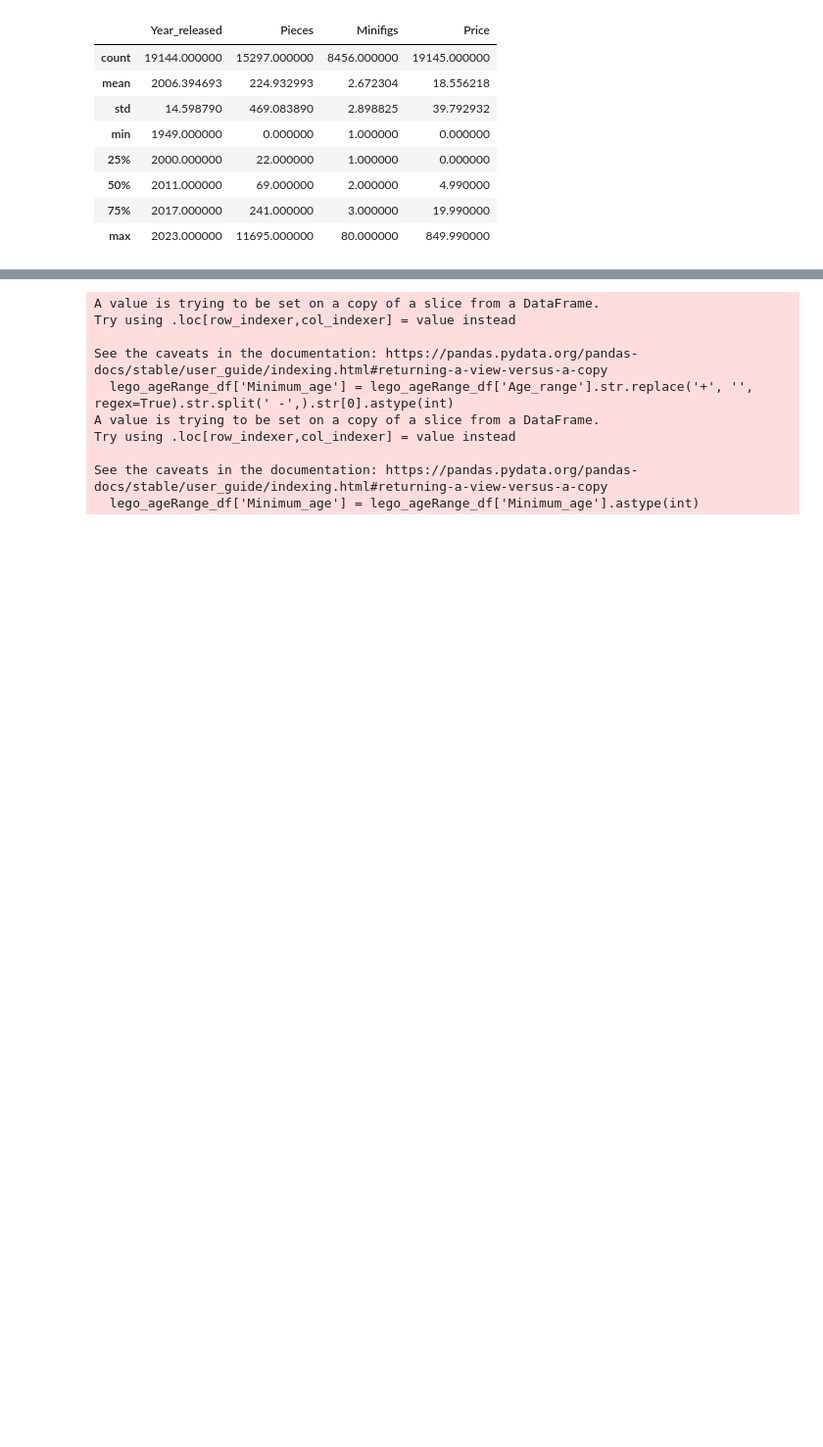
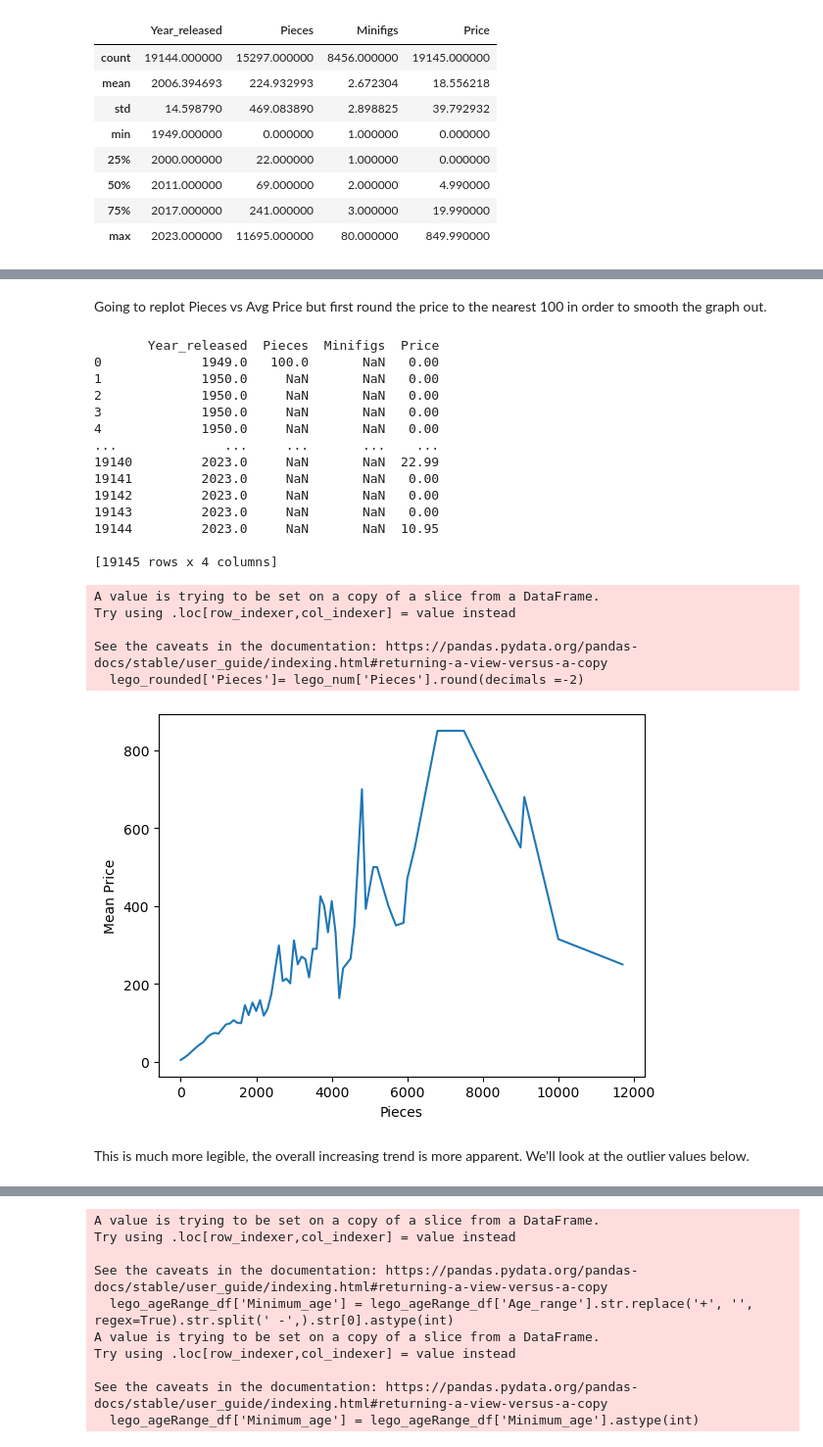
Before and after one commit to Conor020591/LegoSetEDA, a Jupyter notebook: LegoEDA.ipynb, the cells around one changed output, grey strips where cells are left out. Shown at 98% size. Drawn from its saved outputs; the diff is of its cells as text; code cells hidden in the pictures; blank space fills up the shorter version.

```diff
--- a/LegoEDA.ipynb
+++ b/LegoEDA.ipynb
@@ -90,0 +128,39 @@ lego_cat = lego_mod_df[['Set_number', 'Name', 'Set_type', 'Theme', 'Theme_group'
+# %% [markdown]
+Going to replot Pieces vs Avg Price but first round the price to the nearest 100 in order to smooth the graph out.
+# %%
+
+#for i in lego_num_columns:
+lego_rounded = lego_num
+lego_rounded['Pieces']= lego_num['Pieces'].round(decimals =-2)
+print(lego_rounded)
+i = 'Pieces'
+if i !='Price':
+        lego_group_mean = lego_rounded.groupby(i)['Price'].mean()
+        ax = lego_group_mean.plot(kind ='line')
+        ax.set_xlabel(i)
+        ax.set_ylabel("Mean Price")
+        plt.show()
+# %% [output]
+       Year_released  Pieces  Minifigs  Price
+0             1949.0   100.0       NaN   0.00
+1             1950.0     NaN       NaN   0.00
+2             1950.0     NaN       NaN   0.00
+3             1950.0     NaN       NaN   0.00
+4             1950.0     NaN       NaN   0.00
+...              ...     ...       ...    ...
+19140         2023.0     NaN       NaN  22.99
+19141         2023.0     NaN       NaN   0.00
+19142         2023.0     NaN       NaN   0.00
+19143         2023.0     NaN       NaN   0.00
+19144         2023.0     NaN       NaN  10.95
+
+[19145 rows x 4 columns]
+A value is trying to be set on a copy of a slice from a DataFrame.
+Try using .loc[row_indexer,col_indexer] = value instead
+
+See the caveats in the documentation: https://pandas.pydata.org/pandas-docs/stable/user_guide/indexing.html#returning-a-view-versus-a-copy
+  lego_rounded['Pieces']= lego_num['Pieces'].round(decimals =-2)
+[figure, added]
+# %% [markdown]
+This is much more legible, the overall increasing trend is more apparent.
+We'll look at the outlier values below.
```
Also changed, not shown: parts of 112 cells of this notebook.
